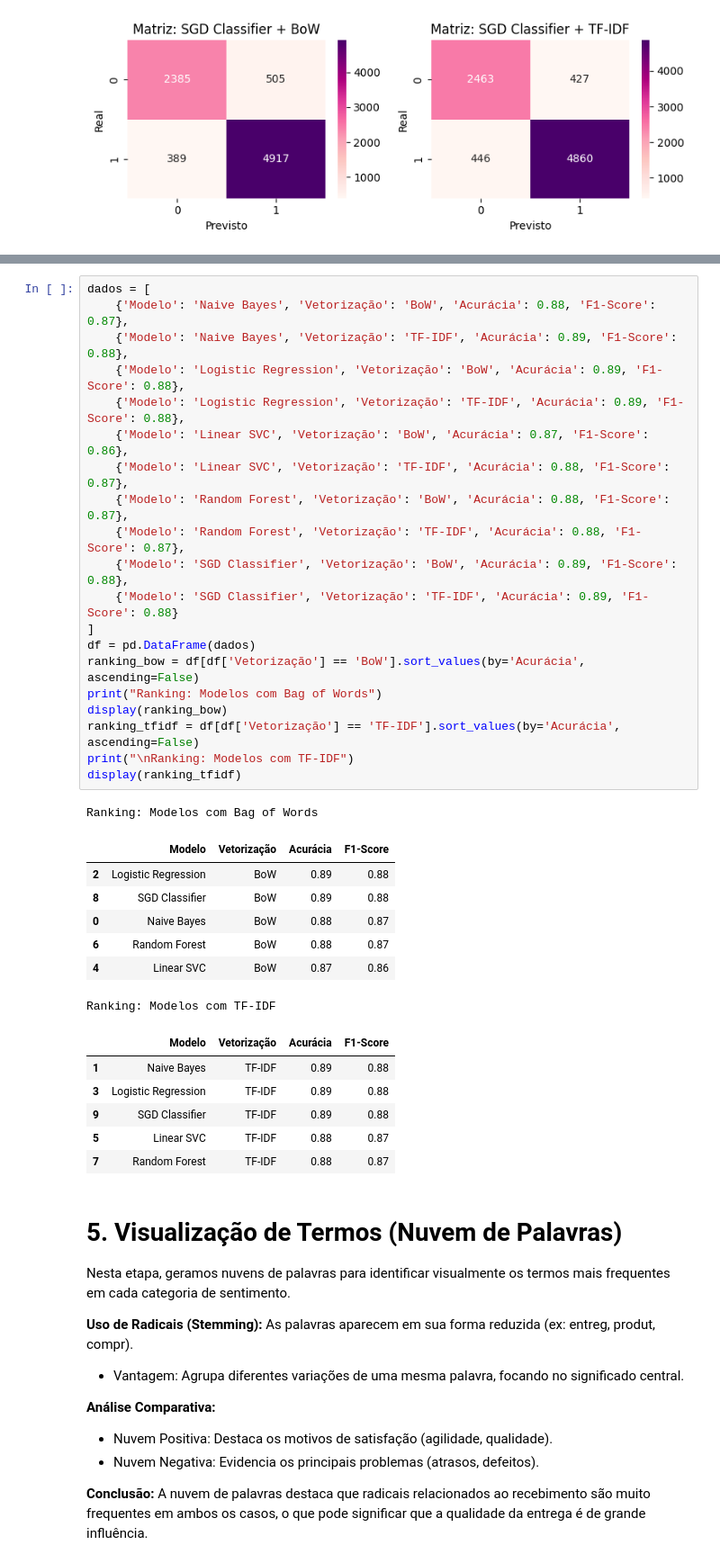
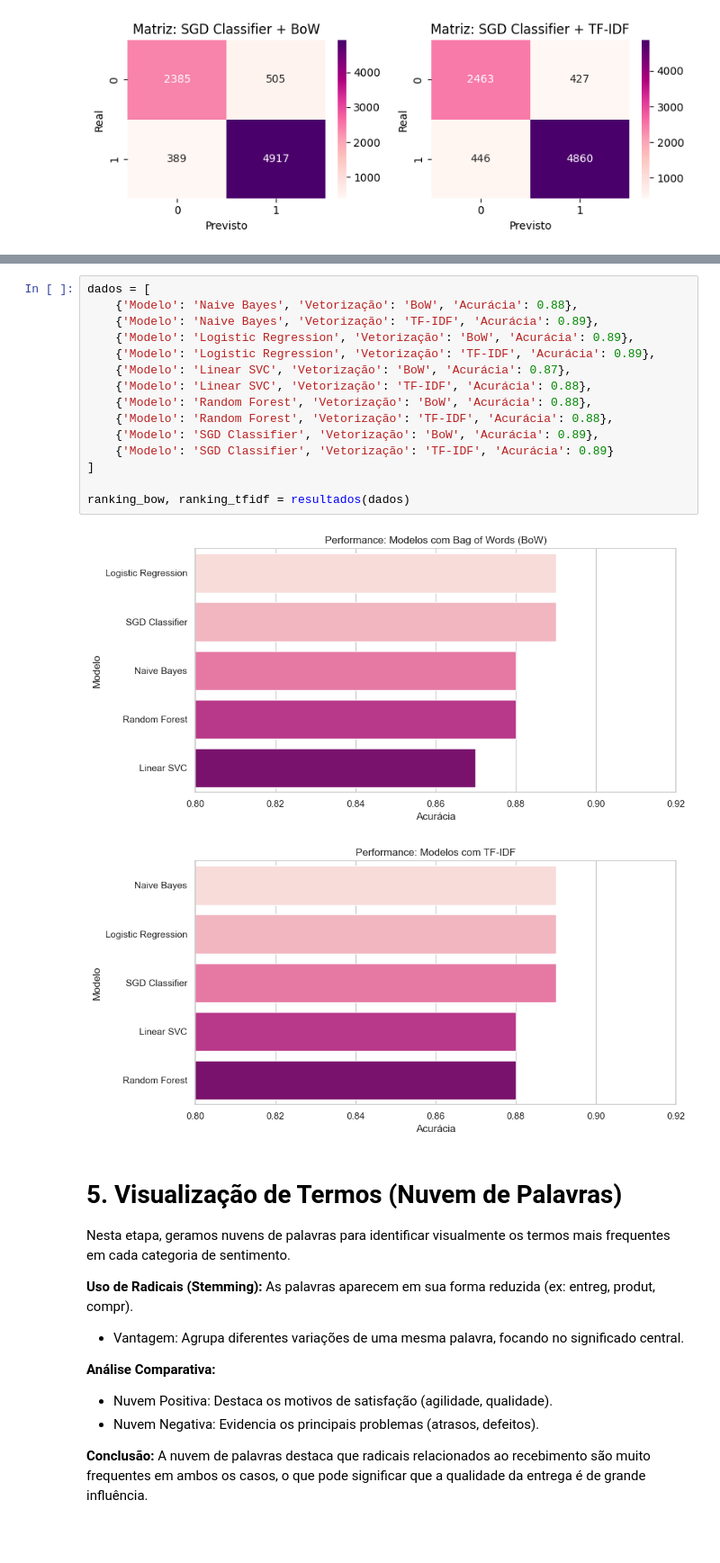
Before and after one commit to Masriaa/Ciencia-dos-Dados, a Jupyter notebook: notebooks/T3/NLP/reviews.ipynb, the cells around one changed output, grey strips where cells are left out. Shown at 90% size. Cells and saved outputs as stored; diff of their text form; blank space fills up the shorter version.

Commit message:
Visualizações comparativas entre os modelos ML.

```diff
--- a/notebooks/T3/NLP/reviews.ipynb
+++ b/notebooks/T3/NLP/reviews.ipynb
@@ -365,38 +368,21 @@ Nesta etapa, consolidamos o desempenho de todos os classificadores testados para
 # %%
 dados = [
-    {'Modelo': 'Naive Bayes', 'Vetorização': 'BoW', 'Acurácia': 0.88, 'F1-Score': 0.87},
-    {'Modelo': 'Naive Bayes', 'Vetorização': 'TF-IDF', 'Acurácia': 0.89, 'F1-Score': 0.88},
-    {'Modelo': 'Logistic Regression', 'Vetorização': 'BoW', 'Acurácia': 0.89, 'F1-Score': 0.88},
-    {'Modelo': 'Logistic Regression', 'Vetorização': 'TF-IDF', 'Acurácia': 0.89, 'F1-Score': 0.88},
-    {'Modelo': 'Linear SVC', 'Vetorização': 'BoW', 'Acurácia': 0.87, 'F1-Score': 0.86},
-    {'Modelo': 'Linear SVC', 'Vetorização': 'TF-IDF', 'Acurácia': 0.88, 'F1-Score': 0.87},
-    {'Modelo': 'Random Forest', 'Vetorização': 'BoW', 'Acurácia': 0.88, 'F1-Score': 0.87},
-    {'Modelo': 'Random Forest', 'Vetorização': 'TF-IDF', 'Acurácia': 0.88, 'F1-Score': 0.87},
-    {'Modelo': 'SGD Classifier', 'Vetorização': 'BoW', 'Acurácia': 0.89, 'F1-Score': 0.88},
-    {'Modelo': 'SGD Classifier', 'Vetorização': 'TF-IDF', 'Acurácia': 0.89, 'F1-Score': 0.88}
+    {'Modelo': 'Naive Bayes', 'Vetorização': 'BoW', 'Acurácia': 0.88},
+    {'Modelo': 'Naive Bayes', 'Vetorização': 'TF-IDF', 'Acurácia': 0.89},
+    {'Modelo': 'Logistic Regression', 'Vetorização': 'BoW', 'Acurácia': 0.89},
+    {'Modelo': 'Logistic Regression', 'Vetorização': 'TF-IDF', 'Acurácia': 0.89},
+    {'Modelo': 'Linear SVC', 'Vetorização': 'BoW', 'Acurácia': 0.87},
+    {'Modelo': 'Linear SVC', 'Vetorização': 'TF-IDF', 'Acurácia': 0.88},
+    {'Modelo': 'Random Forest', 'Vetorização': 'BoW', 'Acurácia': 0.88},
+    {'Modelo': 'Random Forest', 'Vetorização': 'TF-IDF', 'Acurácia': 0.88},
+    {'Modelo': 'SGD Classifier', 'Vetorização': 'BoW', 'Acurácia': 0.89},
+    {'Modelo': 'SGD Classifier', 'Vetorização': 'TF-IDF', 'Acurácia': 0.89}
 ]
-df = pd.DataFrame(dados)
-ranking_bow = df[df['Vetorização'] == 'BoW'].sort_values(by='Acurácia', ascending=False)
-print("Ranking: Modelos com Bag of Words")
-display(ranking_bow)
-ranking_tfidf = df[df['Vetorização'] == 'TF-IDF'].sort_values(by='Acurácia', ascending=False)
-print("\nRanking: Modelos com TF-IDF")
-display(ranking_tfidf)
+
+ranking_bow, ranking_tfidf = resultados(dados)
 # %% [output]
-Ranking: Modelos com Bag of Words
-|  | Modelo | Vetorização | Acurácia | F1-Score |
-| 2 | Logistic Regression | BoW | 0.89 | 0.88 |
-| 8 | SGD Classifier | BoW | 0.89 | 0.88 |
-| 0 | Naive Bayes | BoW | 0.88 | 0.87 |
-| 6 | Random Forest | BoW | 0.88 | 0.87 |
-| 4 | Linear SVC | BoW | 0.87 | 0.86 |
-Ranking: Modelos com TF-IDF
-|  | Modelo | Vetorização | Acurácia | F1-Score |
-| 1 | Naive Bayes | TF-IDF | 0.89 | 0.88 |
-| 3 | Logistic Regression | TF-IDF | 0.89 | 0.88 |
-| 9 | SGD Classifier | TF-IDF | 0.89 | 0.88 |
-| 5 | Linear SVC | TF-IDF | 0.88 | 0.87 |
-| 7 | Random Forest | TF-IDF | 0.88 | 0.87 |
+[figure, added]
+[figure, added]
 # %% [markdown]
 # 5. Visualização de Termos (Nuvem de Palavras)
 Nesta etapa, geramos nuvens de palavras para identificar visualmente os termos mais frequentes em cada categoria de sentimento.
```
Also changed, not shown: parts of 3 cells of this notebook, 1 other file.
